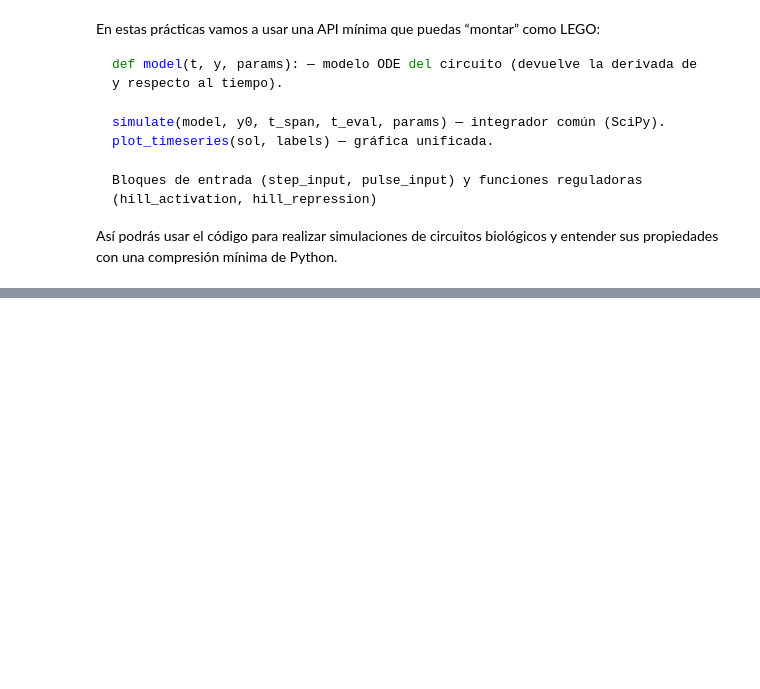
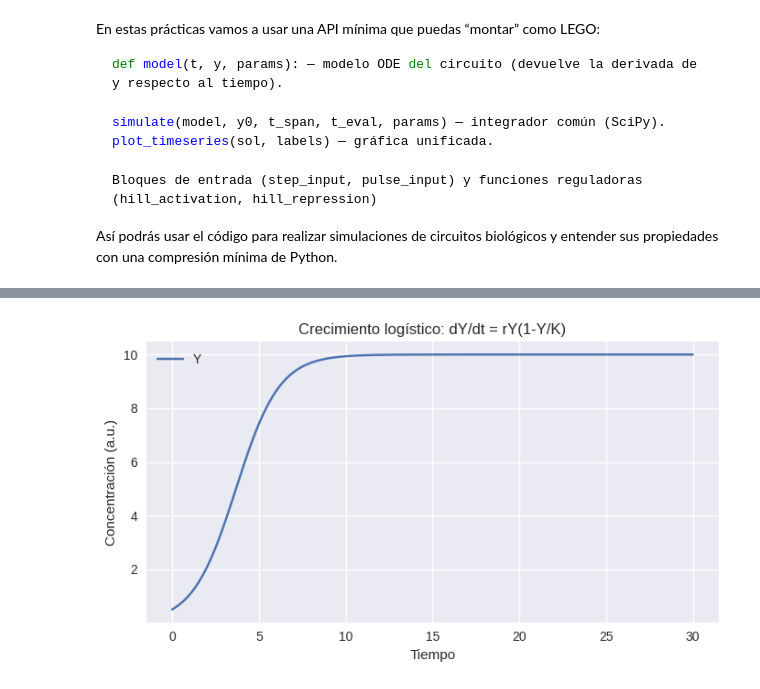
Before and after one commit to amoyag/Biofisica, a Jupyter notebook: S1_introduccion.ipynb, the cells around one changed output, grey strips where cells are left out. Cells and saved outputs as stored; diff of their text form; code cells hidden in the pictures; blank space fills up the shorter version.

```diff
--- a/S1_introduccion.ipynb
+++ b/S1_introduccion.ipynb
@@ -78,0 +93,16 @@ def pulse_input(t, t_on=10.0, t_off=20.0, val=1.0):
+# %%
+
+#@title Ejemplo 2: crecimiento logístico (competencia/recursos)
+
+def logistic_model(t, y, params):
+    r = params.get("r", 1.0)
+    K = params.get("K", 10.0)
+    dy = r*y[0]*(1 - y[0]/K)
+    return [dy]
+
+y0 = [0.5]
+t_eval = np.linspace(0, 30, 600)
+sol = simulate(logistic_model, y0, (0, 30), t_eval, {"r":0.8, "K":10})
+plot_timeseries(sol, labels=["Y"], title="Crecimiento logístico: dY/dt = rY(1-Y/K)")
+# %% [output]
+[figure, added]
```
Also changed, not shown: parts of 7 cells of this notebook.
